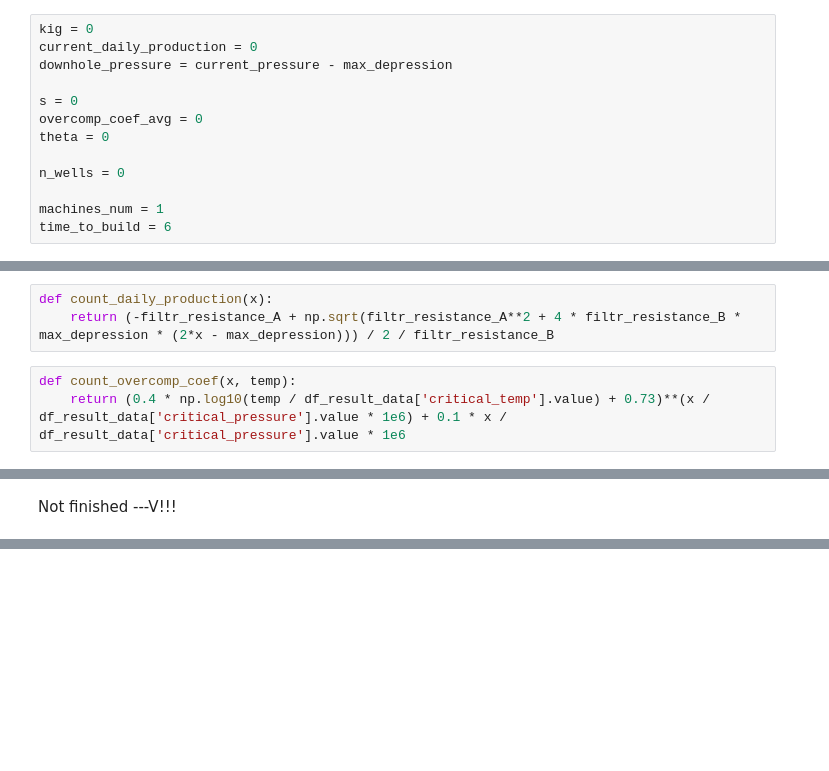
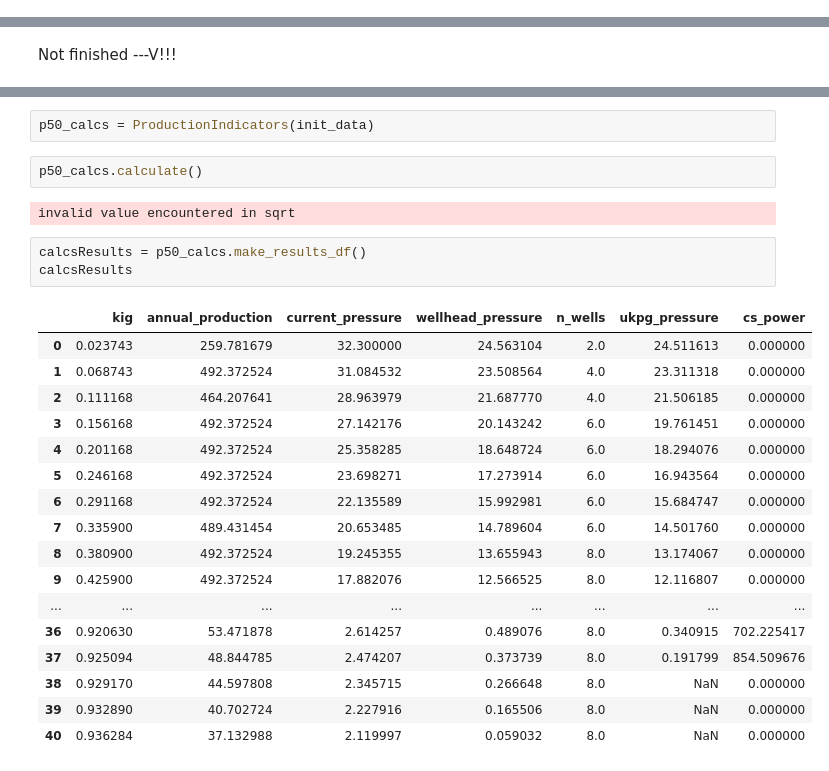
Before and after one commit to PochkaChaiki/gasReserves, a Jupyter notebook: GasReservesCalculations.ipynb, the cells around one changed output, grey strips where cells are left out. Drawn from its saved outputs; the diff is of its cells as text; blank space fills up the shorter version.

Commit message:
Structured calculations code and data it working with into a class and dictionary, which is passed to class when it is being created

```diff
--- a/GasReservesCalculations.ipynb
+++ b/GasReservesCalculations.ipynb
@@ -321,13 +333,0 @@ overcompress_coef = init_overcompress_coef
-# %%
-kig = 0
-current_daily_production = 0
-downhole_pressure = current_pressure - max_depression
-
-s = 0
-overcomp_coef_avg = 0
-theta = 0
-
-n_wells = 0
-
-machines_num = 1
-time_to_build = 6
@@ -347,6 +401,0 @@ list_cs_power = []
-# %%
-def count_daily_production(x):
-    return (-filtr_resistance_A + np.sqrt(filtr_resistance_A**2 + 4 * filtr_resistance_B * max_depression * (2*x - max_depression))) / 2 / filtr_resistance_B
-# %%
-def count_overcomp_coef(x, temp):
-    return (0.4 * np.log10(temp / df_result_data['critical_temp'].value) + 0.73)**(x / df_result_data['critical_pressure'].value * 1e6) + 0.1 * x / df_result_data['critical_pressure'].value * 1e6
@@ -534,2 +662,29 @@ secondLoopResults
+# %%
+p50_calcs = ProductionIndicators(init_data)
+# %%
+p50_calcs.calculate()
+# %% [output]
+invalid value encountered in sqrt
+# %%
+calcsResults = p50_calcs.make_results_df()
+calcsResults
+# %% [output]
+|  | kig | annual_production | current_pressure | wellhead_pressure | n_wells | ukpg_pressure | cs_power |
+| 0 | 0.023743 | 259.781679 | 32.300000 | 24.563104 | 2.0 | 24.511613 | 0.000000 |
+| 1 | 0.068743 | 492.372524 | 31.084532 | 23.508564 | 4.0 | 23.311318 | 0.000000 |
+| 2 | 0.111168 | 464.207641 | 28.963979 | 21.687770 | 4.0 | 21.506185 | 0.000000 |
+| 3 | 0.156168 | 492.372524 | 27.142176 | 20.143242 | 6.0 | 19.761451 | 0.000000 |
+| 4 | 0.201168 | 492.372524 | 25.358285 | 18.648724 | 6.0 | 18.294076 | 0.000000 |
+| 5 | 0.246168 | 492.372524 | 23.698271 | 17.273914 | 6.0 | 16.943564 | 0.000000 |
+| 6 | 0.291168 | 492.372524 | 22.135589 | 15.992981 | 6.0 | 15.684747 | 0.000000 |
+| 7 | 0.335900 | 489.431454 | 20.653485 | 14.789604 | 6.0 | 14.501760 | 0.000000 |
+| 8 | 0.380900 | 492.372524 | 19.245355 | 13.655943 | 8.0 | 13.174067 | 0.000000 |
+| 9 | 0.425900 | 492.372524 | 17.882076 | 12.566525 | 8.0 | 12.116807 | 0.000000 |
+| ... | ... | ... | ... | ... | ... | ... | ... |
+| 36 | 0.920630 | 53.471878 | 2.614257 | 0.489076 | 8.0 | 0.340915 | 702.225417 |
+| 37 | 0.925094 | 48.844785 | 2.474207 | 0.373739 | 8.0 | 0.191799 | 854.509676 |
+| 38 | 0.929170 | 44.597808 | 2.345715 | 0.266648 | 8.0 | NaN | 0.000000 |
+| 39 | 0.932890 | 40.702724 | 2.227916 | 0.165506 | 8.0 | NaN | 0.000000 |
+| 40 | 0.936284 | 37.132988 | 2.119997 | 0.059032 | 8.0 | NaN | 0.000000 |
 # %%
 fig_pressure = go.Figure()
```
Also changed, not shown: parts of 44 cells of this notebook.
